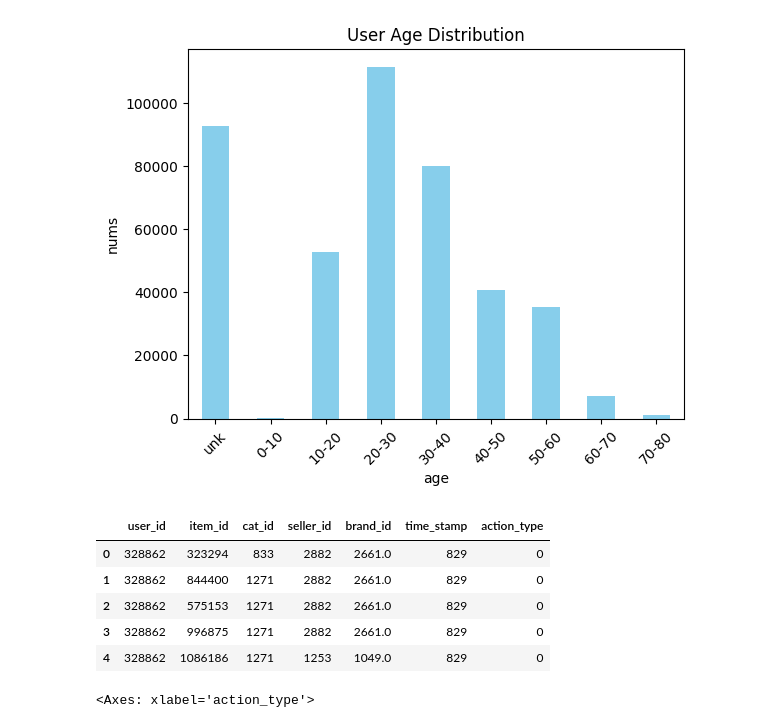
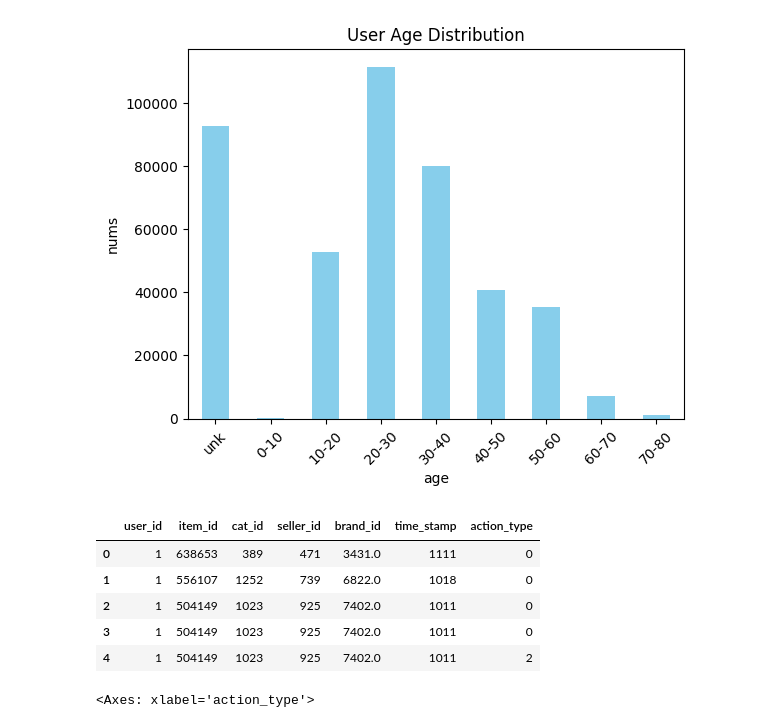
Before and after one commit to AyanMeow/TIANCHIchampion, a Jupyter notebook: 天猫复购预测/user_draw.ipynb, the cells around one changed output. Cells and saved outputs as stored; diff of their text form; code cells hidden in the pictures.

```diff
--- a/天猫复购预测/user_draw.ipynb
+++ b/天猫复购预测/user_draw.ipynb
@@ -44,16 +53,17 @@ plt.show()
 [figure]
 # %%
 shop_info=pd.read_csv('../../tianmao/data_format1/user_log_format1.csv')
+shop_info=shop_info.sort_values(by=['user_id','seller_id']).reset_index(drop=True)
 shop_info.head(5)
 #cat_id 商品所属品类的唯一编码
 #action_type 包含{0, 1, 2, 3}，0表示单击，1表示添加到购物车，2表示购买，3表示添加到收藏夹
 # %% [output]
 |  | user_id | item_id | cat_id | seller_id | brand_id | time_stamp | action_type |
-| 0 | 328862 | 323294 | 833 | 2882 | 2661.0 | 829 | 0 |
-| 1 | 328862 | 844400 | 1271 | 2882 | 2661.0 | 829 | 0 |
-| 2 | 328862 | 575153 | 1271 | 2882 | 2661.0 | 829 | 0 |
-| 3 | 328862 | 996875 | 1271 | 2882 | 2661.0 | 829 | 0 |
-| 4 | 328862 | 1086186 | 1271 | 1253 | 1049.0 | 829 | 0 |
+| 0 | 1 | 638653 | 389 | 471 | 3431.0 | 1111 | 0 |
+| 1 | 1 | 556107 | 1252 | 739 | 6822.0 | 1018 | 0 |
+| 2 | 1 | 504149 | 1023 | 925 | 7402.0 | 1011 | 0 |
+| 3 | 1 | 504149 | 1023 | 925 | 7402.0 | 1011 | 0 |
+| 4 | 1 | 504149 | 1023 | 925 | 7402.0 | 1011 | 2 |
 # %%
 action_cnt=shop_info['action_type'].value_counts().sort_index()
 action_cnt.plot(kind='bar')
```
Also changed, not shown: parts of 9 cells of this notebook, 9 other files.
